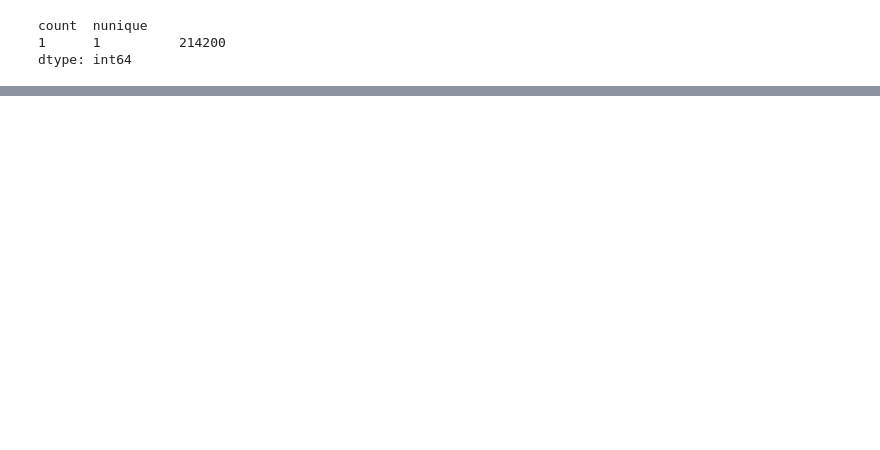
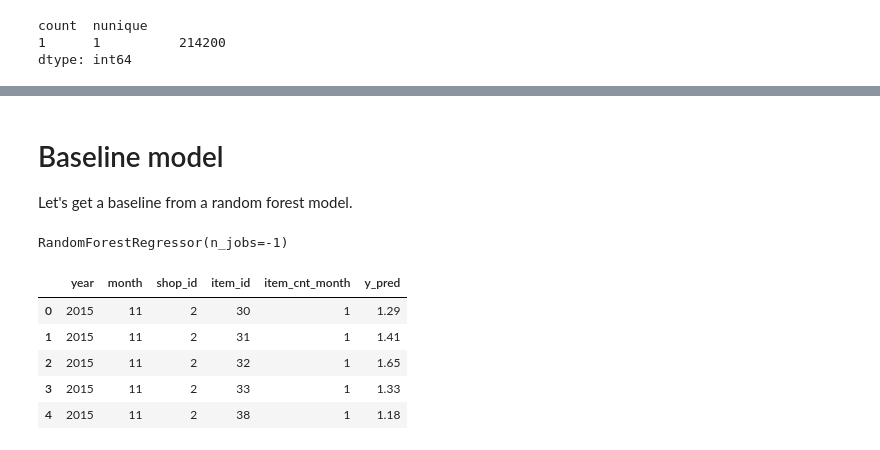
Before and after one commit to guyrux/predict_future_sales, a Jupyter notebook: notebook/1_data_understanding.ipynb, the cells around one changed output, grey strips where cells are left out. Drawn from its saved outputs; the diff is of its cells as text; code cells hidden in the pictures; blank space fills up the shorter version.

```diff
--- a/notebook/1_data_understanding.ipynb
+++ b/notebook/1_data_understanding.ipynb
@@ -165,0 +216,8 @@ dtype: int64
+# %%
+df_test_mod = df_test.copy()
+df_test_mod = df_test_mod.groupby(["shop_id", "item_id"]).agg({"ID": "count"}).rename(columns={"ID": "item_cnt_month"}).reset_index()
+df_test_mod["year"] = 2015
+df_test_mod["month"] = 11
+df_test_mod = df_test_mod[df_train.columns.tolist()]
+
+df_test_mod.head()
@@ -165,0 +231,4 @@ dtype: int64
+# %% [markdown]
+# Baseline model
+
+Let's get a baseline from a random forest model.
@@ -165,0 +238,17 @@ dtype: int64
+# %%
+model = RandomForestRegressor(n_jobs=-1)
+model.fit(df_train.drop("item_cnt_month", axis=1), df_train["item_cnt_month"])
+# %% [output]
+RandomForestRegressor(n_jobs=-1)
+# %%
+y_pred = model.predict(df_test_mod.drop("item_cnt_month", axis=1))
+# %%
+df_test_mod["y_pred"] = y_pred
+df_test_mod.head()
+# %% [output]
+|  | year | month | shop_id | item_id | item_cnt_month | y_pred |
+| 0 | 2015 | 11 | 2 | 30 | 1 | 1.29 |
+| 1 | 2015 | 11 | 2 | 31 | 1 | 1.41 |
+| 2 | 2015 | 11 | 2 | 32 | 1 | 1.65 |
+| 3 | 2015 | 11 | 2 | 33 | 1 | 1.33 |
+| 4 | 2015 | 11 | 2 | 38 | 1 | 1.18 |
```
Also changed, not shown: parts of 15 cells of this notebook, 2 other files.
